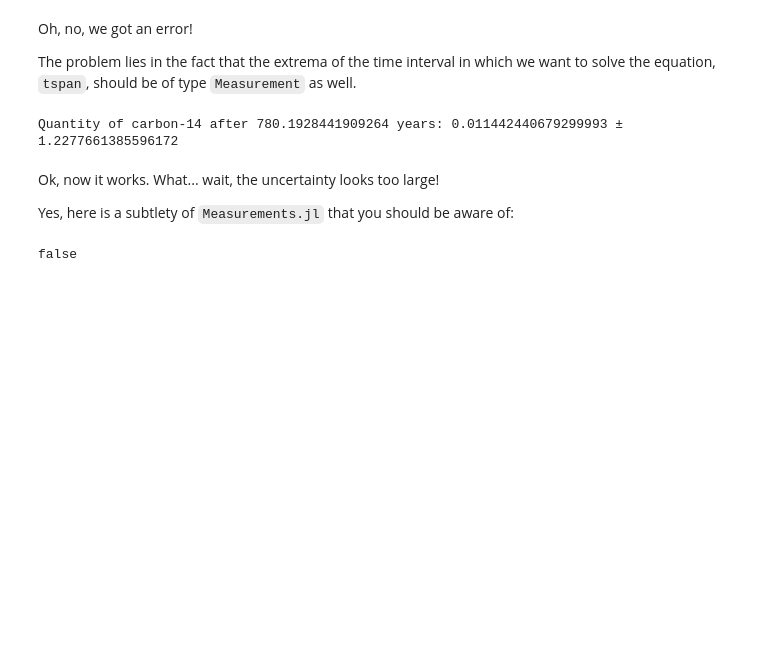
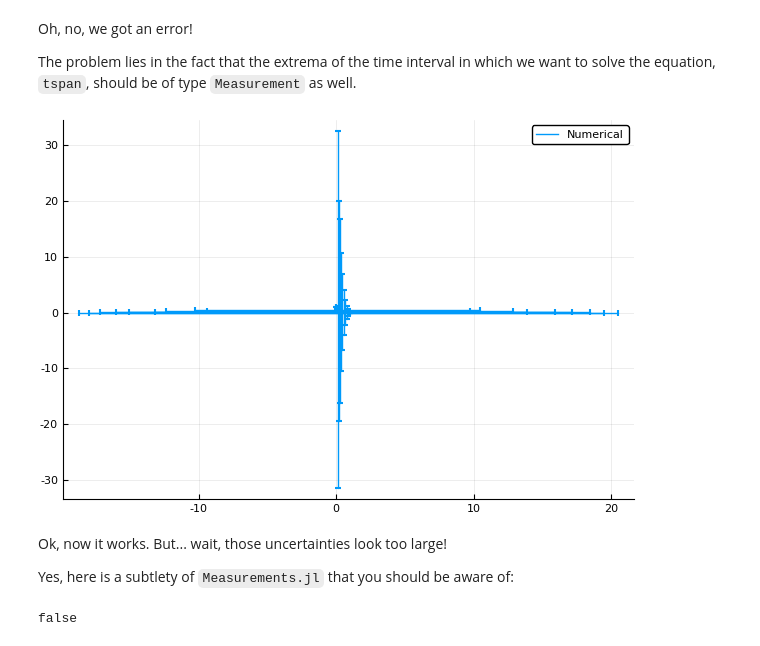
Before and after one commit to SciML/SciMLTutorials.jl, a Jupyter notebook: PhysicalModels/NumberUncertainties.ipynb, the cells around one changed output. Saved outputs shown, nothing was run; the diff lists cells and outputs as text; code cells hidden in the pictures; blank space fills up the shorter version.

Commit message:
Plot solutions in notebook about number with uncertainties

```diff
--- a/PhysicalModels/NumberUncertainties.ipynb
+++ b/PhysicalModels/NumberUncertainties.ipynb
@@ -38,13 +40,13 @@ The problem lies in the fact that the extrema of the time interval in which we w
 # %%
 tspan = (0.0 ± 0, 1.0 ± 0)
 prob = ODEProblem(radioactivedecay, u₀, tspan)
 sol = solve(prob, Tsit5())
 
-println("Quantity of carbon-14 after ",  Measurements.value(sol.t[10]) * 1000, " years: ", sol[10])
+plot(sol.t, sol.u, label = "Numerical")
 # %% [output]
-Quantity of carbon-14 after 780.1928441909264 years: 0.011442440679299993 ± 1.2277661385596172
+[figure, added]
 # %% [markdown]
-Ok, now it works.  What... wait, the uncertainty looks too large!
+Ok, now it works.  But... wait, those uncertainties look too large!
 
 Yes, here is a subtlety of `Measurements.jl` that you should be aware of:
 # %%
```
Also changed, not shown: parts of 14 cells of this notebook.
